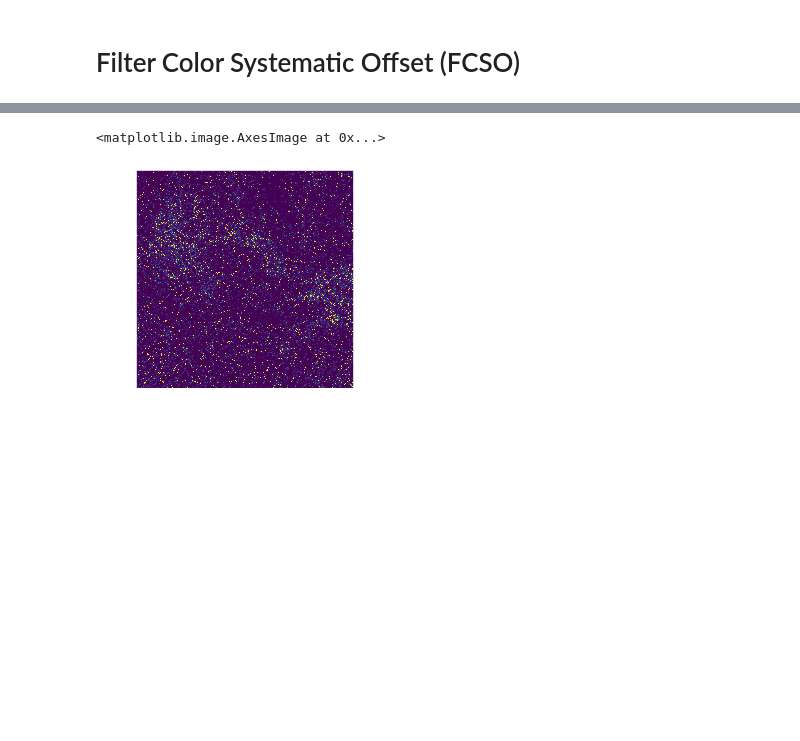
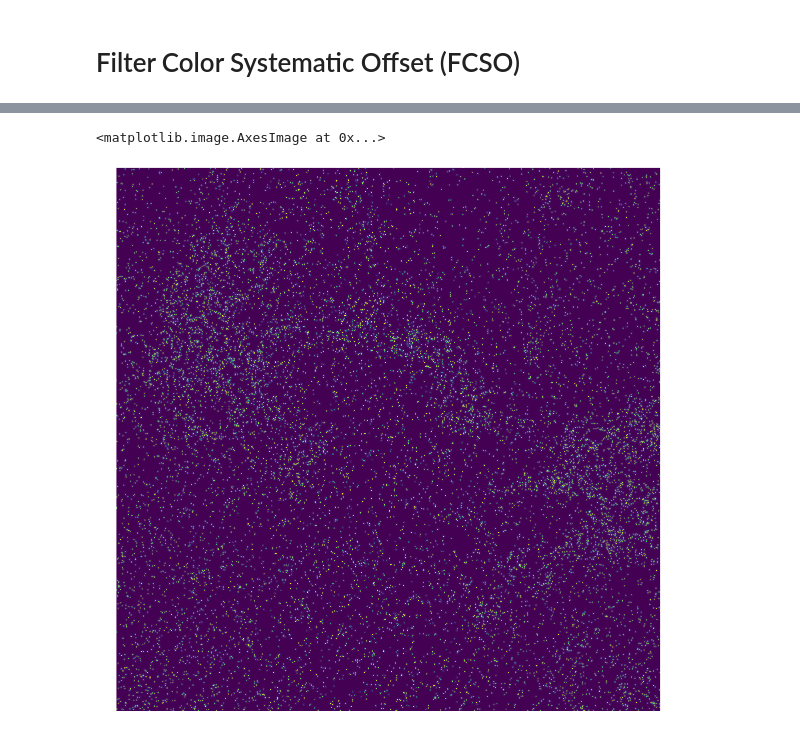
Before and after one commit to mjamesfero/PaschenAlphaModeling, a Jupyter notebook: Plotting Real Stars.ipynb, the cells around one changed output, grey strips where cells are left out. Cells and saved outputs as stored; diff of their text form; code cells hidden in the pictures; blank space fills up the shorter version.

```diff
--- a/Plotting Real Stars.ipynb
+++ b/Plotting Real Stars.ipynb
@@ -221,12 +222,13 @@ plt.imshow(stars_background_im,
 # %%
-stars_background_im_offset, turbulent_stars_offset, turbulence_offset, header_offset = get_and_plot_vvv(wavelength=1880)
+stars_background_im_offset, turbulent_stars_offset, turbulence_offset, header_offset = get_and_plot_vvv(wavelength=18800)
 # %%
+plt.figure(figsize=(20,20))
 plt.imshow(stars_background_im_offset,
           norm=visualization.simple_norm(stars_background_im, stretch='asinh',
                                          max_percent=99, min_percent=1))
 # %% [output]
 <matplotlib.image.AxesImage at 0x...>
-[figure, old version]
+[figure, new version]
 # %%
 fcso = stars_background_im - stars_background_im_offset
 # %%
```
Also changed, not shown: parts of 4 cells of this notebook, 1 other file.
